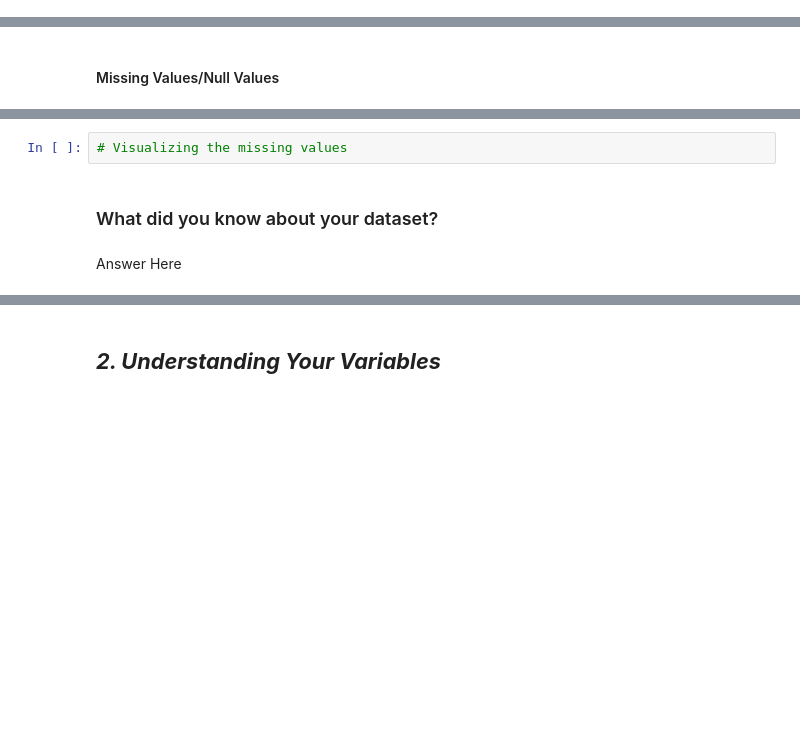
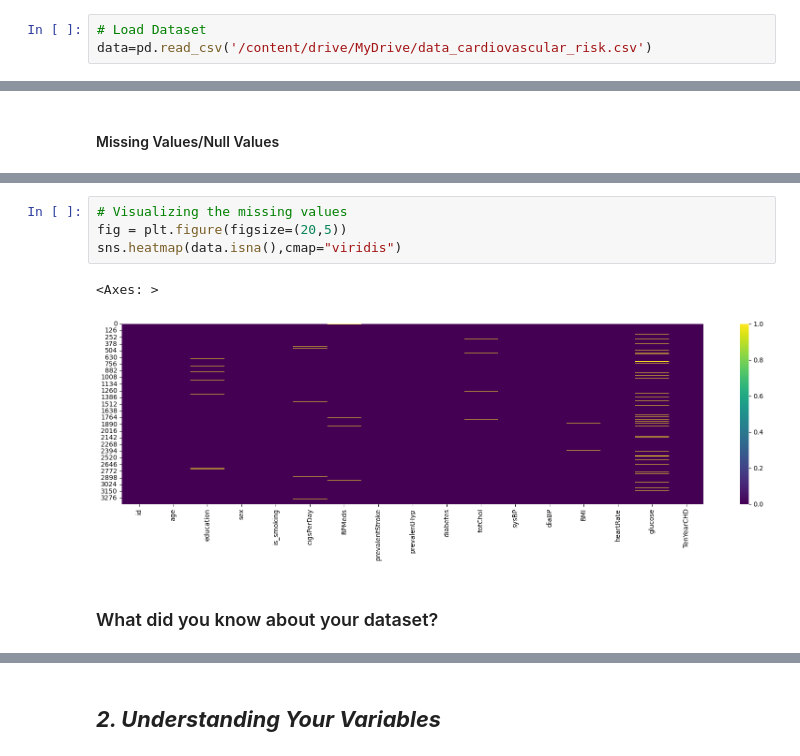
Before and after one commit to apurva-shrivastava/Cardiovascular-Risk-Prediction, a Jupyter notebook: Apurva_Shrivastava_Cardiovascular_Risk_Prediction.ipynb, the cells around one changed output, grey strips where cells are left out. Saved outputs shown, nothing was run; the diff lists cells and outputs as text; blank space fills up the shorter version.

Commit message:
summarised the data , imported imp libraries , checked for null and duplicated values and gained overall view of the dataset.

```diff
--- a/Apurva_Shrivastava_Cardiovascular_Risk_Prediction.ipynb
+++ b/Apurva_Shrivastava_Cardiovascular_Risk_Prediction.ipynb
@@ -88,3 +120,6 @@ M - Multivariate Analysis
+# %%
+# Load Dataset
+data=pd.read_csv('/content/drive/MyDrive/data_cardiovascular_risk.csv')
 # %% [markdown]
 ### Dataset First View
 # %%
@@ -108,6 +207,9 @@ M - Multivariate Analysis
 # %%
 # Visualizing the missing values
+fig = plt.figure(figsize=(20,5))
+sns.heatmap(data.isna(),cmap="viridis")
+# %% [output]
+<Axes: >
+[figure, added]
 # %% [markdown]
 ### What did you know about your dataset?
-# %% [markdown]
-Answer Here
```
Also changed, not shown: parts of 23 cells of this notebook.
